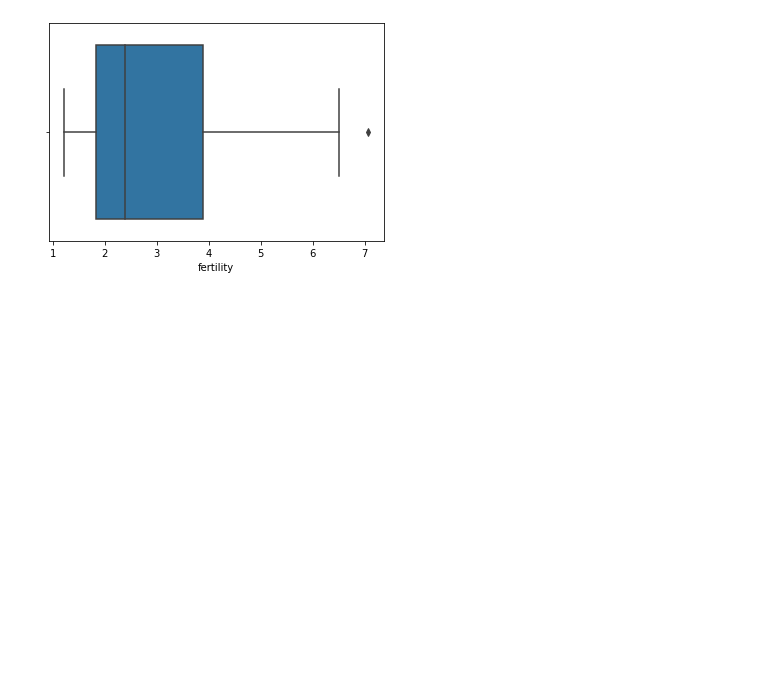
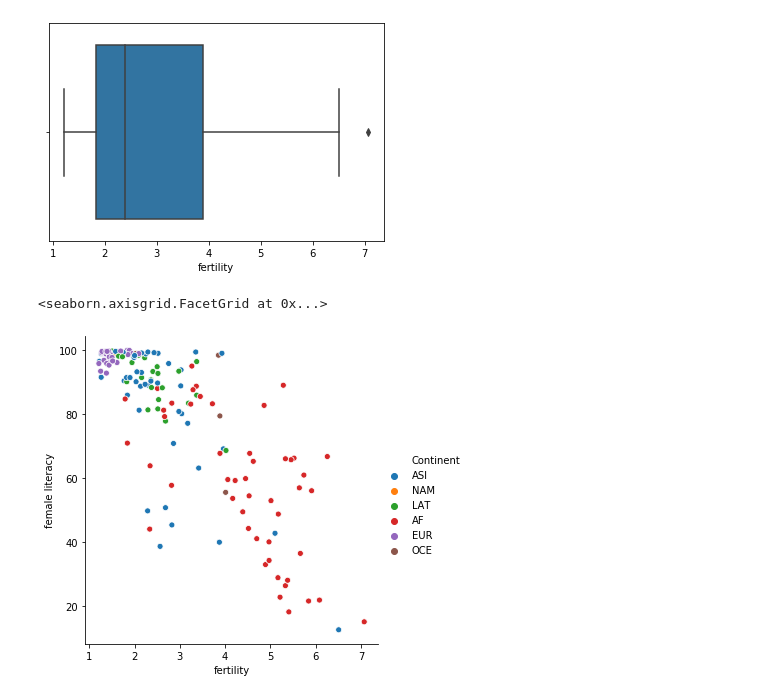
Before and after one commit to SANYAM1996/scatter-plotter, a Jupyter notebook: Datacamp/cleaning_data.ipynb, the cells around one changed output. Cells and saved outputs as stored; diff of their text form; code cells hidden in the pictures; blank space fills up the shorter version.

Commit message:
added some visualization

```diff
--- a/Datacamp/cleaning_data.ipynb
+++ b/Datacamp/cleaning_data.ipynb
@@ -162,3 +163,8 @@ sns.boxplot('fertility',data = df,hue = 'population')
 # %% [output]
 <matplotlib.axes._subplots.AxesSubplot at 0x...>
 [figure]
+# %%
+sns.relplot(x = 'fertility',y = 'female literacy',data = df ,hue = 'Continent')
+# %% [output]
+<seaborn.axisgrid.FacetGrid at 0x...>
+[figure, added]
```
Also changed, not shown: parts of 9 cells of this notebook.
